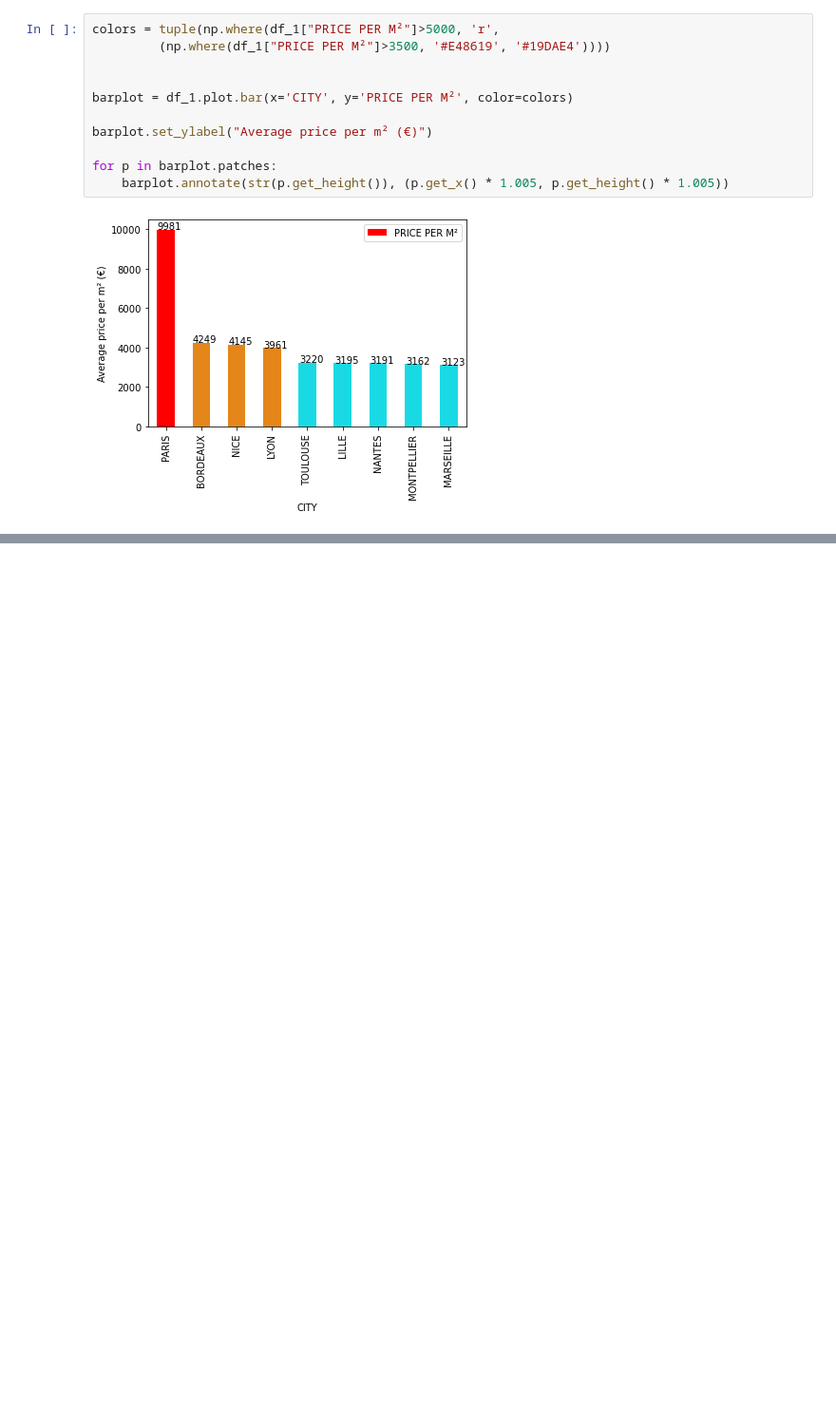
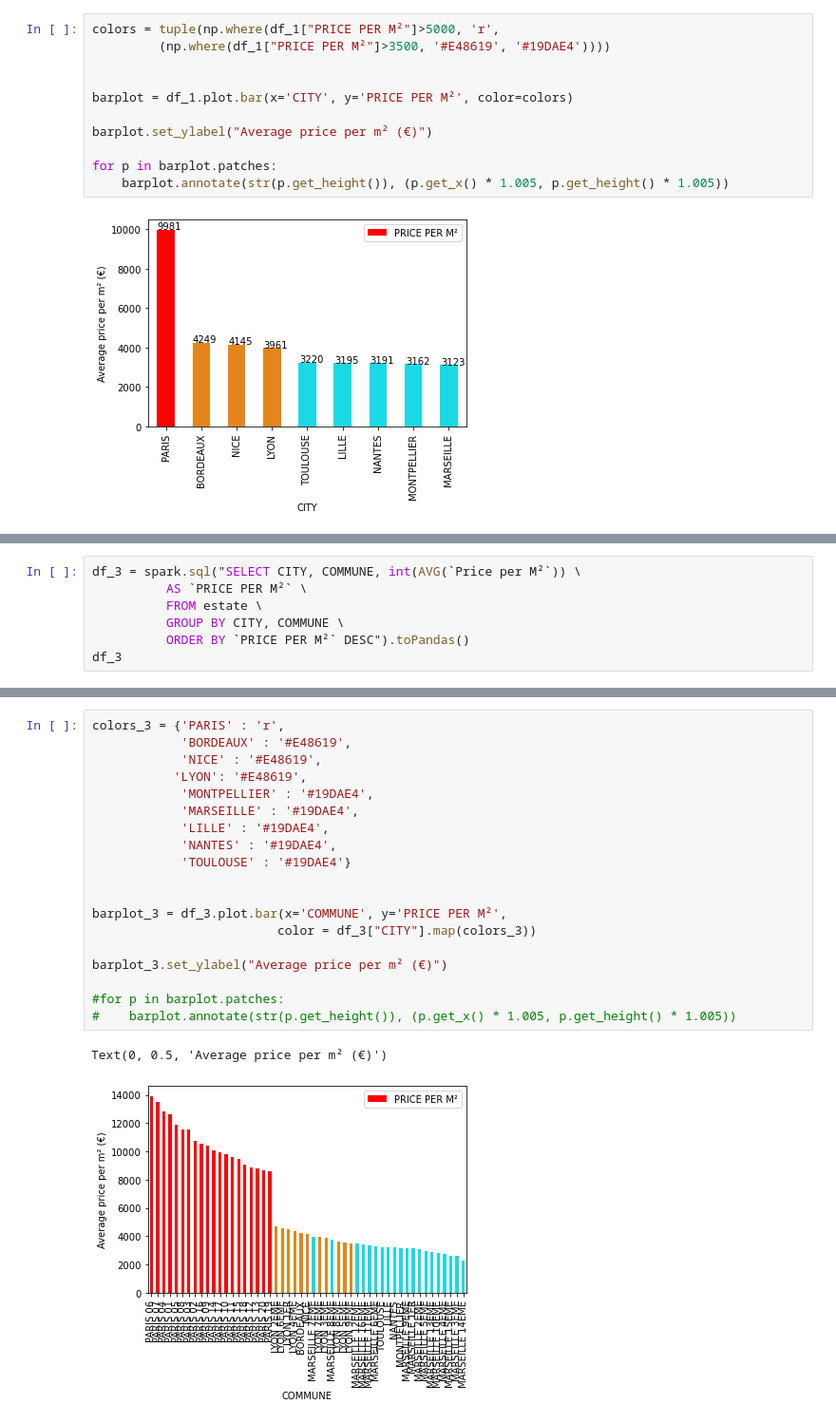
Before and after one commit to 13w13/U2-Big-Data-Tools-for-Business, a Jupyter notebook: 2. Real Estate Market EDA.ipynb, the cells around one changed output, grey strips where cells are left out. Shown: that part at 95% size. Cells and saved outputs as stored; diff of their text form; blank space fills up the shorter version.

Commit message:
graph - cluster

```diff
--- a/2. Real Estate Market EDA.ipynb
+++ b/2. Real Estate Market EDA.ipynb
@@ -697,0 +761,7 @@ for p in barplot.patches:
+# %%
+df_3 = spark.sql("SELECT CITY, COMMUNE, int(AVG(`Price per M²`)) \
+          AS `PRICE PER M²` \
+          FROM estate \
+          GROUP BY CITY, COMMUNE \
+          ORDER BY `PRICE PER M²` DESC").toPandas()
+df_3
@@ -697,0 +786,22 @@ for p in barplot.patches:
+# %%
+colors_3 = {'PARIS' : 'r',
+            'BORDEAUX' : '#E48619',
+            'NICE' : '#E48619',
+           'LYON': '#E48619',
+            'MONTPELLIER' : '#19DAE4',
+            'MARSEILLE' : '#19DAE4',
+            'LILLE' : '#19DAE4',
+            'NANTES' : '#19DAE4',
+            'TOULOUSE' : '#19DAE4'}
+
+
+barplot_3 = df_3.plot.bar(x='COMMUNE', y='PRICE PER M²',
+                         color = df_3["CITY"].map(colors_3))
+
+barplot_3.set_ylabel("Average price per m² (€)")
+
+#for p in barplot.patches:
+#    barplot.annotate(str(p.get_height()), (p.get_x() * 1.005, p.get_height() * 1.005))
+# %% [output]
+Text(0, 0.5, 'Average price per m² (€)')
+[figure, added]
```
Also changed, not shown: parts of 18 cells of this notebook.
